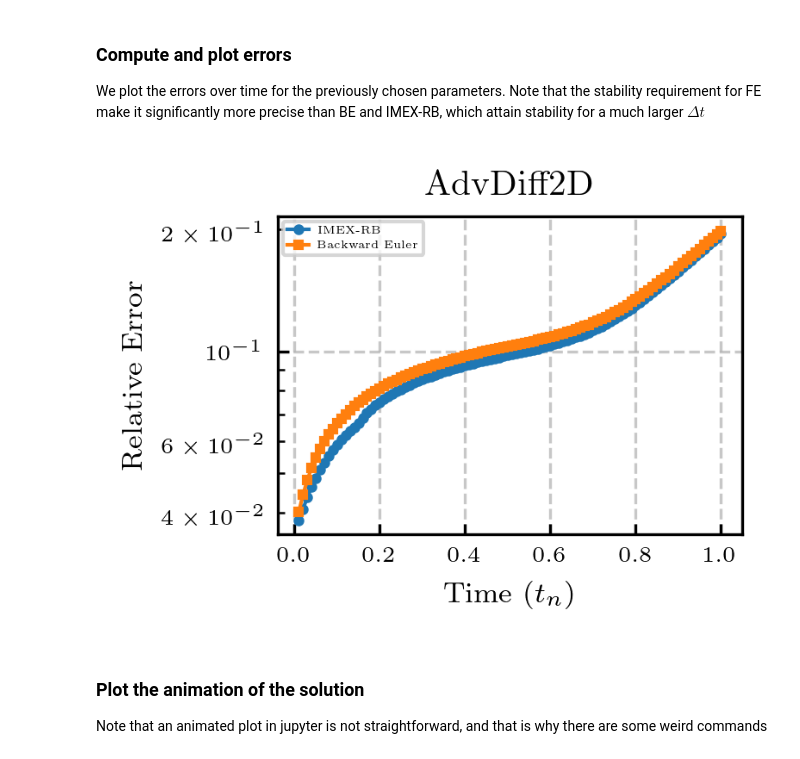
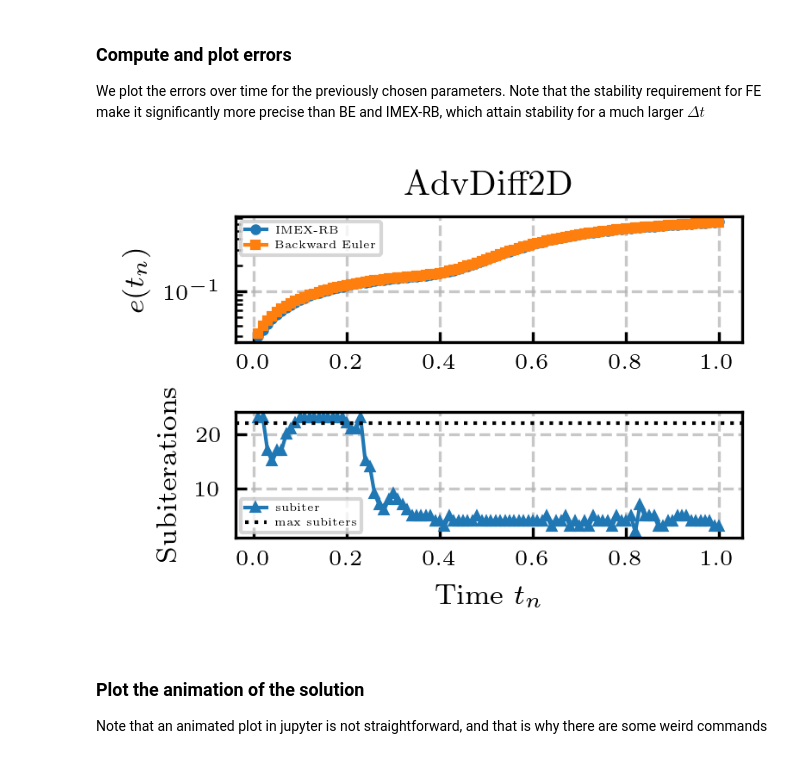
Before and after one commit to Fra-Sala/IMEX-RB, a Jupyter notebook: tutorials/advdiff2D.ipynb, the cells around one changed output. Saved outputs shown, nothing was run; the diff lists cells and outputs as text; code cells hidden in the pictures.

Commit message:
[Convergnece 2D adv diff] seems correct, added plot of subiters. need to move to gmres

```diff
--- a/tutorials/advdiff2D.ipynb
+++ b/tutorials/advdiff2D.ipynb
@@ -57,10 +57,10 @@ from problemsPDE import AdvDiff2D
 problem_name = "AdvDiff2D"
 Lx = 2
 Ly = Lx
-Nx = 50
+Nx = 100
 Ny = Nx
 kappa = 0.1
-vx = 0.8
+vx = 2
 vy = vx
 t0 = 0.0
 tf = 1.0
@@ -105,27 +105,35 @@ We plot the errors over time for the previously chosen parameters. Note that the
 # %%
 import matplotlib.pyplot as plt
 
+fig = plt.figure()
+plt.subplot(2,1,1)
 # Compute relative errors over time
 errIMEX = compute_errors(uIMEX, tvec, problem.coords, problem.exact_solution, dim=2)
 errBE = compute_errors(uBE, tvec, problem.coords, problem.exact_solution, dim=2)
 errFE = compute_errors(uFE, tvecFE, problem.coords, problem.exact_solution, dim=2)
 
 # Plot the errors
 plt.semilogy(tvec[1:], errIMEX, label="IMEX-RB", marker='o')
 plt.semilogy(tvec[1:], errBE, label="Backward Euler", marker='s')
 # plt.semilogy(tvecFE[1:], errFE, label="Forward Euler (stable)", marker='^')
 
 # Add labels, legend, and title
-plt.xlabel(r"Time $(t_n)$")
-plt.ylabel("Relative Error")
+plt.ylabel(r"$e(t_n)$")
 plt.title(f"{problem_name}")
 plt.legend()
 plt.grid(True)
 
+plt.subplot(2,1,2)
+plt.plot(tvec[1:], subiter, label="subiter", marker="^")
+plt.xlabel(r"Time $t_n$")
+plt.ylabel(r"Subiterations")
+plt.axhline(maxsubiter, linestyle=":", color="k", label=r"max subiters")
+plt.legend()
+
 # Show the plot
 plt.show()
 # %% [output]
-[figure, old version]
+[figure, new version]
 # %% [markdown]
 ### Plot the animation of the solution
 Note that an animated plot in jupyter is not straightforward, and that is why there are some weird commands
```
Also changed, not shown: parts of 5 cells of this notebook, 1 other file.
